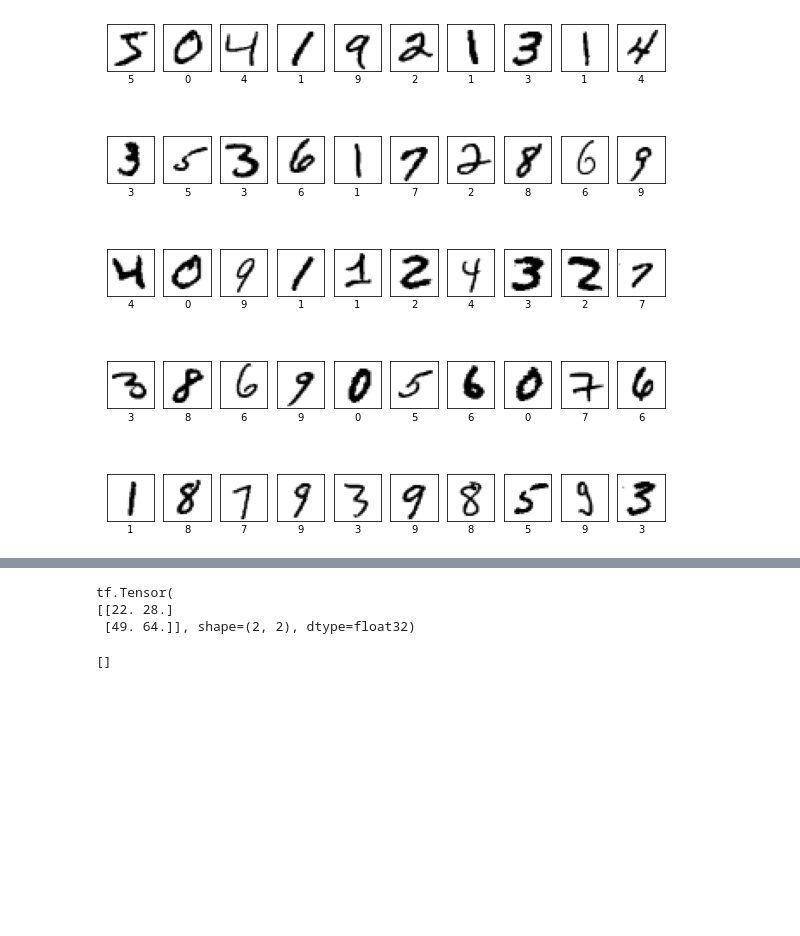
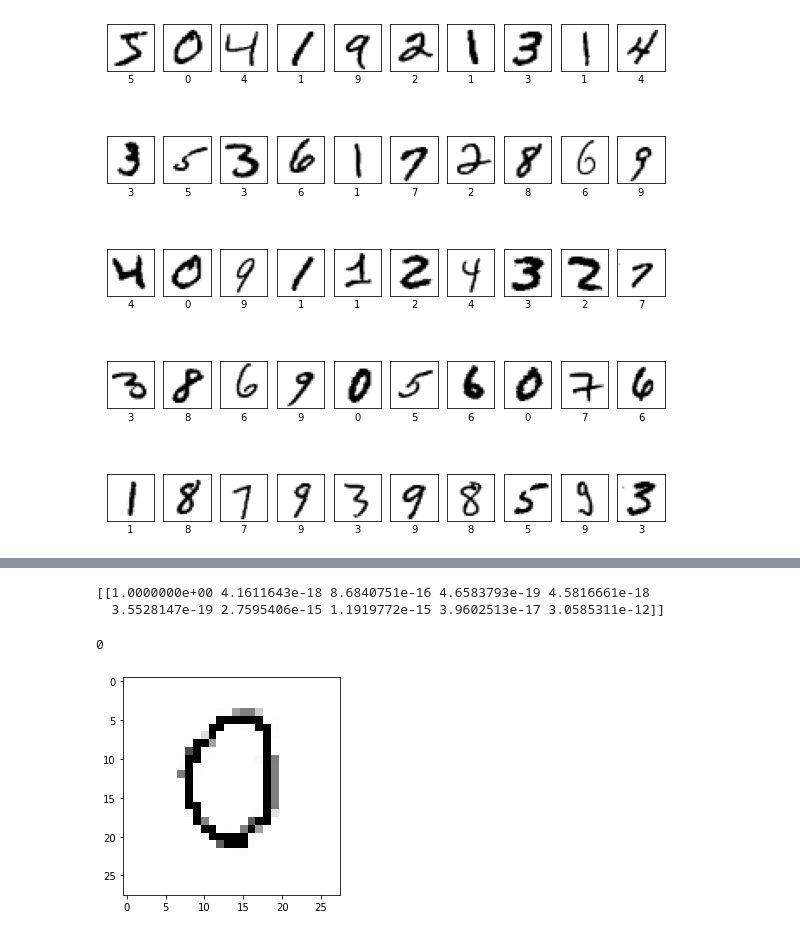
Before and after one commit to Graf35/practice, a Jupyter notebook: chapter_2/block_2/2.2.4/Task_2.2.4.ipynb, the cells around one changed output, grey strips where cells are left out. Cells and saved outputs as stored; diff of their text form; code cells hidden in the pictures; blank space fills up the shorter version.

```diff
--- a/chapter_2/block_2/2.2.4/Task_2.2.4.ipynb
+++ b/chapter_2/block_2/2.2.4/Task_2.2.4.ipynb
@@ -412,17 +436,0 @@ AttributeError: module 'tensorflow.compat.v1.keras.backend' has no attribute 'te
-# %%
-tf.debugging.set_log_device_placement(True)
-
-# Create some tensors
-a = tf.constant([[1.0, 2.0, 3.0], [4.0, 5.0, 6.0]])
-b = tf.constant([[1.0, 2.0], [3.0, 4.0], [5.0, 6.0]])
-c = tf.matmul(a, b)
-
-print(c)
-# %% [output]
-tf.Tensor(
-[[22. 28.]
- [49. 64.]], shape=(2, 2), dtype=float32)
-# %%
-tf.config.experimental.list_physical_devices('GPU')
-# %% [output]
-[]
@@ -428,0 +442,17 @@ tf.config.experimental.list_physical_devices('GPU')
+# %%
+print(prediction)
+# %% [output]
+[[1.0000000e+00 4.1611643e-18 8.6840751e-16 4.6583793e-19 4.5816661e-18
+  3.5528147e-19 2.7595406e-15 1.1919772e-15 3.9602513e-17 3.0585311e-12]]
+# %%
+prediction = np.argmax(prediction)
+print(classes[prediction])
+# %% [output]
+0
+# %%
+img_path = '0.jpg'
+img = image.load_img(img_path, target_size=(28, 28))
+plt.imshow(img)
+plt.show()
+# %% [output]
+[figure, added]
```
Also changed, not shown: parts of 19 cells of this notebook.
